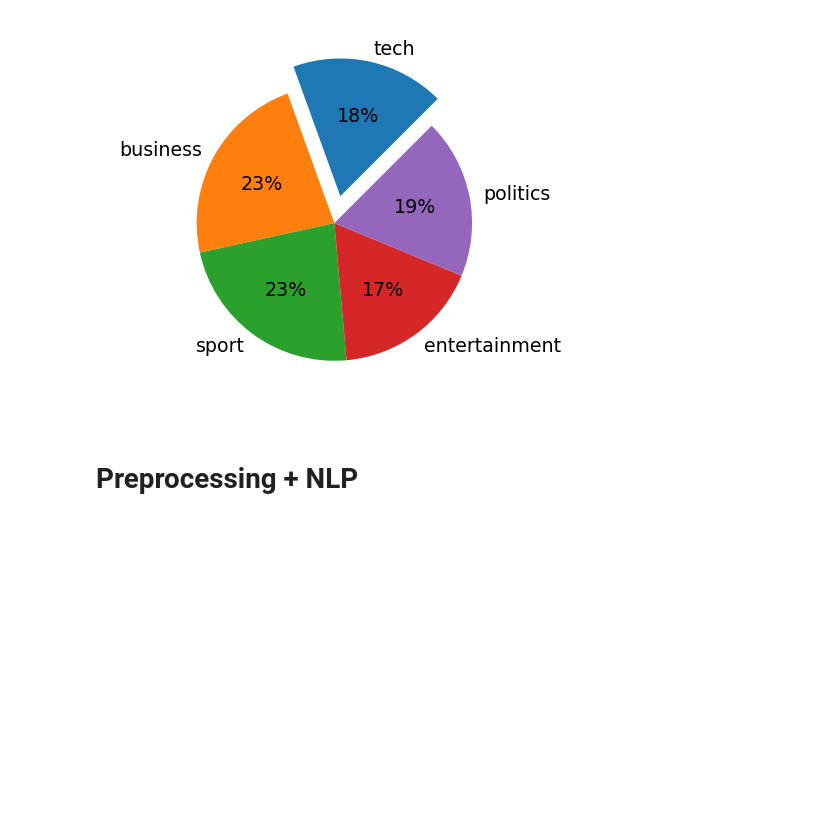
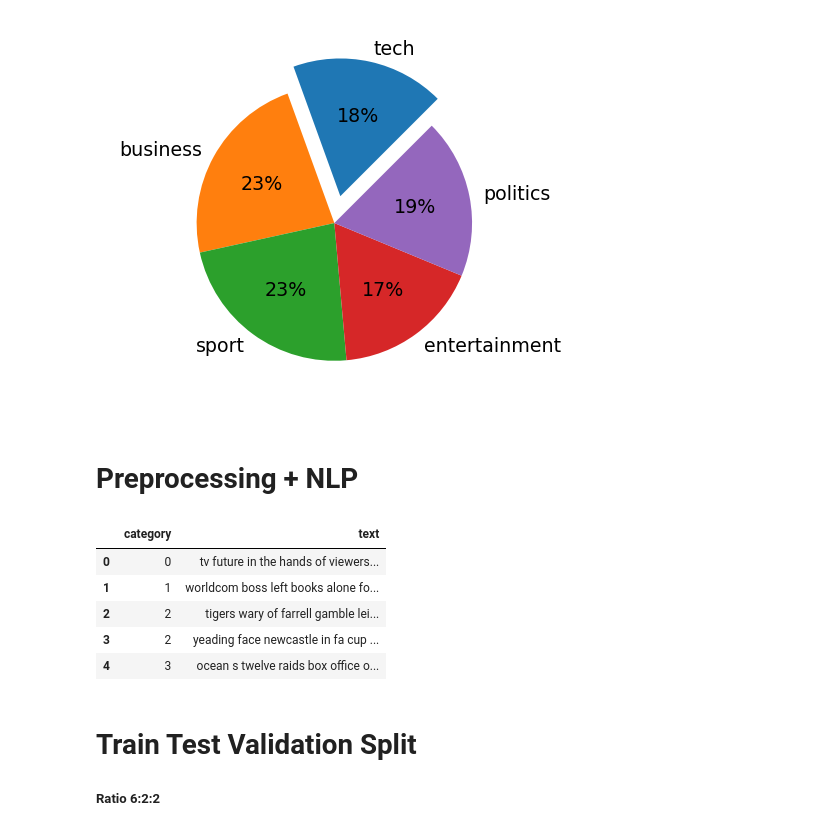
Before and after one commit to Hello49/multiclass, a Jupyter notebook: Model.ipynb, the cells around one changed output. Drawn from its saved outputs; the diff is of its cells as text; code cells hidden in the pictures; blank space fills up the shorter version.

Commit message:
Test Train Split is Done , Word Embedding is Partially done

```diff
--- a/Model.ipynb
+++ b/Model.ipynb
@@ -97,6 +97,18 @@ import re
 #initilize
 lammitizer=WordNetLemmatizer()
 stemmer=PorterStemmer()
+# %%
+#Label Encoding of Catagory into respective numaric value
+data.category.replace(labels,[0,1,2,3,4],inplace=True)
+# %%
+data.head()
+# %% [output]
+|  | category | text |
+| 0 | 0 | tv future in the hands of viewers... |
+| 1 | 1 | worldcom boss left books alone fo... |
+| 2 | 2 | tigers wary of farrell gamble lei... |
+| 3 | 2 | yeading face newcastle in fa cup ... |
+| 4 | 3 | ocean s twelve raids box office o... |
 # %%
 stopwords = [ "a", "about", "above", "after", "again", "against", "all", "am", "an", "and", "any", "are", "as", "at", "be", "because", "been", "before", "being", "below", "between", "both", "but", "by", "could", "did", "do", "does", "doing", "down", "during", "each", "few", "for", "from", "further", "had", "has", "have", "having", "he", "he'd", "he'll", "he's", "her", "here", "here's", "hers", "herself", "him", "himself", "his", "how", "how's", "i", "i'd", "i'll", "i'm", "i've", "if", "in", "into", "is", "it", "it's", "its", "itself", "let's", "me", "more", "most", "my", "myself", "nor", "of", "on", "once", "only", "or", "other", "ought", "our", "ours", "ourselves", "out", "over", "own", "same", "she", "she'd", "she'll", "she's", "should", "so", "some", "such", "than", "that", "that's", "the", "their", "theirs", "them", "themselves", "then", "there", "there's", "these", "they", "they'd", "they'll", "they're", "they've", "this", "those", "through", "to", "too", "under", "until", "us","up", "very", "was", "we", "we'd", "we'll", "we're", "we've","will","well","shall", "were", "what", "what's", "when", "when's", "where", "where's", "which", "while", "who", "who's", "whom", "why", "why's", "with", "would", "you","your's" "you'd", "you'll", "you're", "you've", "your", "yours", "yourself", "yourselves","one","two","three","four","five","six","seven","ten","eight","nine","hundred","thousand","million","billion","doller","time","year","date"]
 # %%
@@ -134,0 +144,3 @@ def cleaning(message):
+# %% [markdown]
+# Train Test Validation Split
+##### Ratio 6:2:2
```
Also changed, not shown: parts of 9 cells of this notebook.
